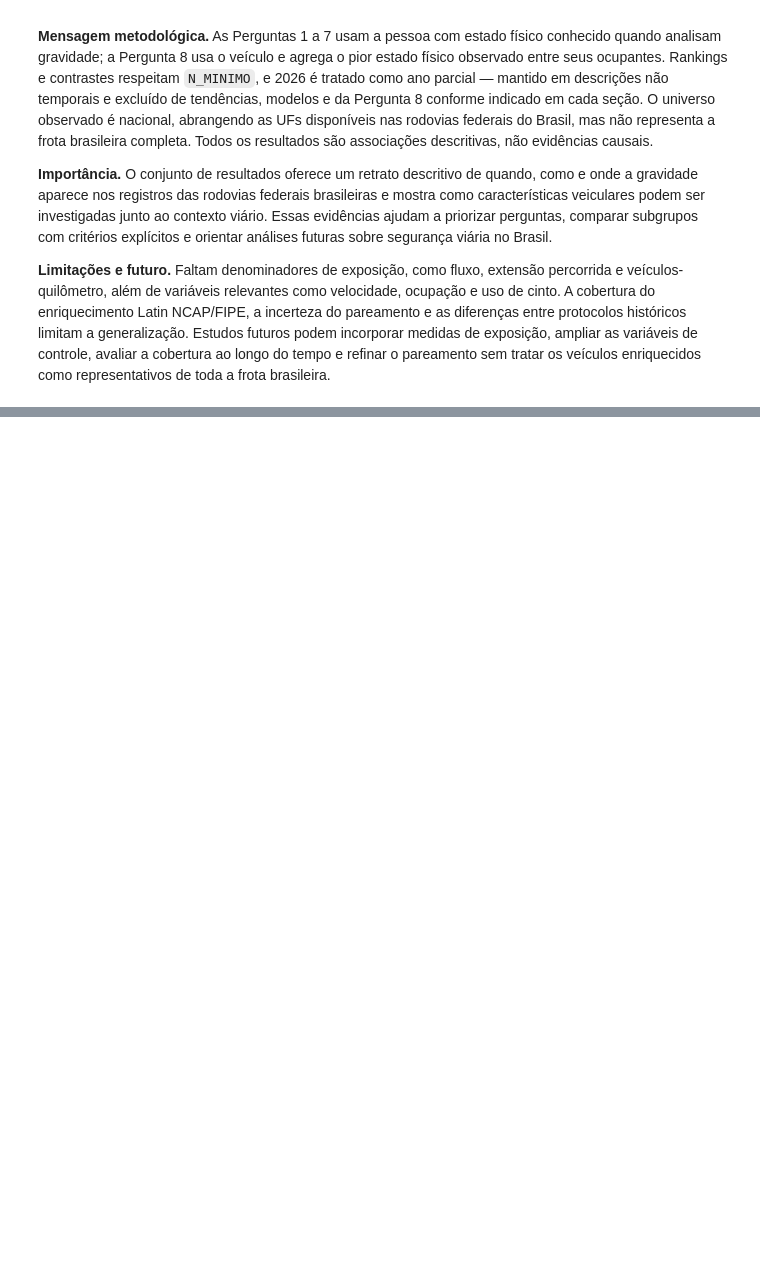
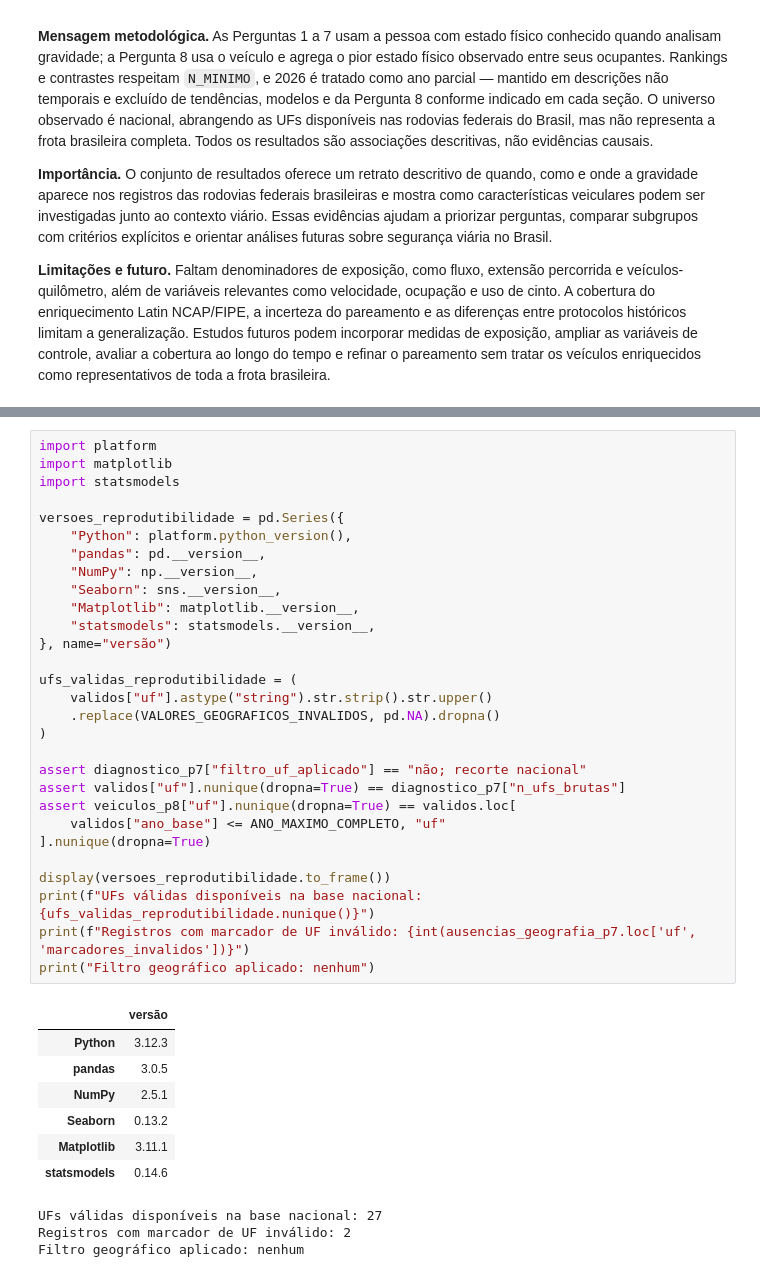
Before and after one commit to ju-caju/analise-seguranca-veicular-prf, a Jupyter notebook: notebooks/relatorio-final.ipynb, the cells around one changed output, grey strips where cells are left out. Drawn from its saved outputs; the diff is of its cells as text; blank space fills up the shorter version.

```diff
--- a/notebooks/relatorio-final.ipynb
+++ b/notebooks/relatorio-final.ipynb
@@ -1622,0 +1963,40 @@ display(mudancas_direcao_p8)
+# %%
+import platform
+import matplotlib
+import statsmodels
+
+versoes_reprodutibilidade = pd.Series({
+    "Python": platform.python_version(),
+    "pandas": pd.__version__,
+    "NumPy": np.__version__,
+    "Seaborn": sns.__version__,
+    "Matplotlib": matplotlib.__version__,
+    "statsmodels": statsmodels.__version__,
+}, name="versão")
+
+ufs_validas_reprodutibilidade = (
+    validos["uf"].astype("string").str.strip().str.upper()
+    .replace(VALORES_GEOGRAFICOS_INVALIDOS, pd.NA).dropna()
+)
+
+assert diagnostico_p7["filtro_uf_aplicado"] == "não; recorte nacional"
+assert validos["uf"].nunique(dropna=True) == diagnostico_p7["n_ufs_brutas"]
+assert veiculos_p8["uf"].nunique(dropna=True) == validos.loc[
+    validos["ano_base"] <= ANO_MAXIMO_COMPLETO, "uf"
+].nunique(dropna=True)
+
+display(versoes_reprodutibilidade.to_frame())
+print(f"UFs válidas disponíveis na base nacional: {ufs_validas_reprodutibilidade.nunique()}")
+print(f"Registros com marcador de UF inválido: {int(ausencias_geografia_p7.loc['uf', 'marcadores_invalidos'])}")
+print("Filtro geográfico aplicado: nenhum")
+# %% [output]
+|  | versão |
+| Python | 3.12.3 |
+| pandas | 3.0.5 |
+| NumPy | 2.5.1 |
+| Seaborn | 0.13.2 |
+| Matplotlib | 3.11.1 |
+| statsmodels | 0.14.6 |
+UFs válidas disponíveis na base nacional: 27
+Registros com marcador de UF inválido: 2
+Filtro geográfico aplicado: nenhum
```
Also changed, not shown: parts of 15 cells of this notebook.
